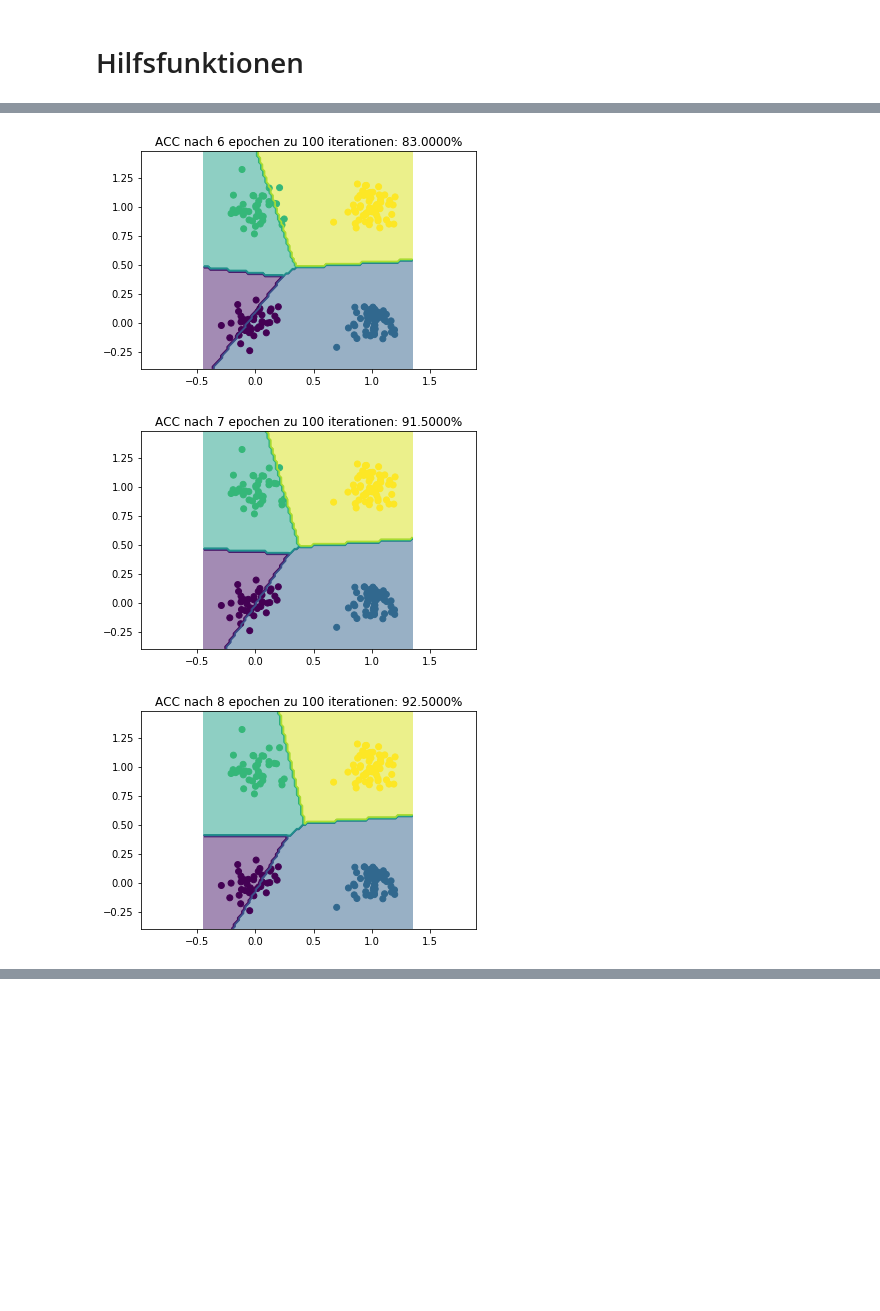
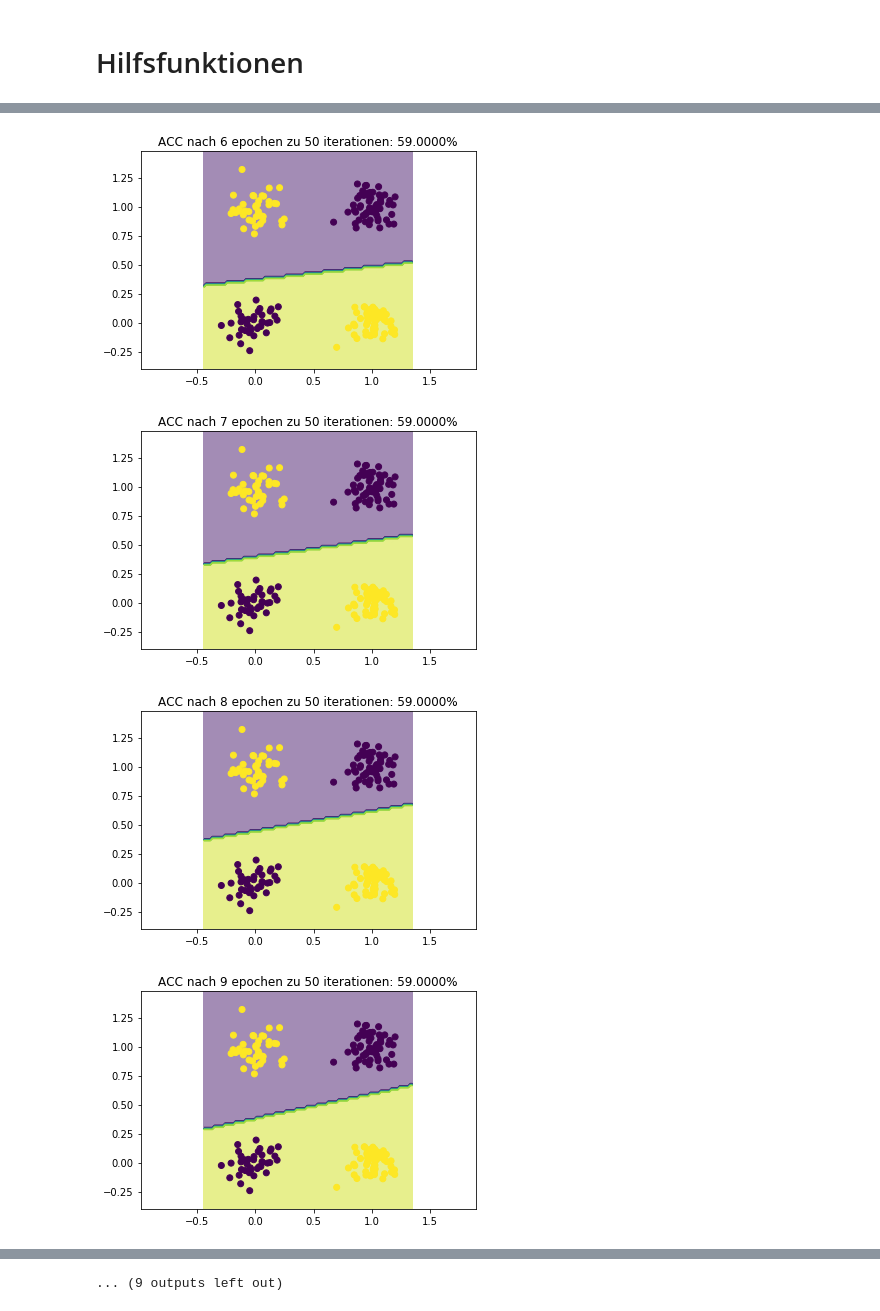
Before and after one commit to sebastian-lapuschkin/lrp_toolbox, a Jupyter notebook: python/2D-Playground.ipynb, the cells around one changed output, grey strips where cells are left out. Cells and saved outputs as stored; diff of their text form; code cells hidden in the pictures; blank space fills up the shorter version.

```diff
--- a/python/2D-Playground.ipynb
+++ b/python/2D-Playground.ipynb
@@ -142,17 +164,21 @@ def analyze_decision_boundary(neuralnet, Xtrain, Ytrain, Xeval, gridcoords):
 # %%
 def build_network(n_classes):
-    #build a network
-    """ #dreifache anführungsstriche beginnen/beenden "block-kommentare"
+    ##
+    ## ANPASSBARE Netzarchitektur:
+    ##
+    #build a network. add/remove layers. change number of nodes. observe effect on training
+    #dreifache anführungsstriche beginnen/beenden "block-kommentare"
+    """
     nn = modules.Sequential(
-        [modules.Linear(2,3),
+        [modules.Linear(2,30),
          modules.Tanh(),
-         modules.Linear(3,15),
+         modules.Linear(30,150),
          modules.Tanh(),
-         modules.Linear(15,15),
+         modules.Linear(150,150),
          modules.Tanh(),
-         modules.Linear(15,3),
+         modules.Linear(150,30),
          modules.Tanh(),
-         modules.Linear(3, n_classes),
+         modules.Linear(30, n_classes),
          modules.SoftMax()]
     )
     """
@@ -163,19 +190,30 @@ def build_network(n_classes):
 # %%
-epochs = 20
-batchsize = 10
-lrate = 0.001
-iterations_per_epoch = 100
-netzwerkname = 'test_1'
-datensatz = 'four' # 'three',  'four','xor', 'circles', 'moons'
+##
+## ANPASSBARE PARAMETER:
+##
+epochs = 20       # anzahl trainings-epochen ( und anzahl einzelbilder der visualisierung)
+batchsize = 32    # batch size pro trainings-ITERATION. MUSS KLEINER SEIN ALS ANZAHL TRAININGSDATEN
+lrate = 0.001     # lernrate / schrittgröße der korrekturen breim training
+iterations_per_epoch = 50 # iterationen pro epoche / anzahl korrekturen zwischen visualisierungen
+experiment_name = 'test_1' # name des experiments / der generierten ordner/dateien
+datensatz = 'xor' # 'three',  'four','xor', 'circles', 'moons' # Verfügbare Datensätze
+n_data = 200 #      Anzahl Datenpunkte im Trainingsdatensatz
+animation_fps = 3.0 # Animationsgeschwindigkeit in Bildern/Sekunde
+
+
+##
+## AB HIER: Trainings/Evaluierungs-Pipeline
+##
 
 # generiere Trainingsdaten und Evaluierungsdaten
-X,Y,n_classes = generate_dataset(name=datensatz, N=200)
+X,Y,n_classes = generate_dataset(name=datensatz, N=n_data)
 Xtest, testGrid = data_eval(X)
 
 # generiere neues Netzwerk:
 nn = build_network(n_classes)
 
-
+# temporary variable for gif generation
+canvas_buffer = []
 
 # Trainiere ein Netzwerk für mehrere Epochen,
 # mit der gleichen Anzahl an iterationen pro Epoche.
@@ -186,10 +224,16 @@ for e in range(epochs):
     nn.train(X,Y, batchsize=batchsize, lrate=lrate, iters=iterations_per_epoch, status=iterations_per_epoch, silent=True)
 
     # (Grafische) Analyse der Entscheidungsgrenze
-    analyze_decision_boundary(neuralnet=nn, Xtrain=X, Ytrain=Y, Xeval=Xtest, gridcoords = testGrid)
+    analyze_decision_boundary(neuralnet=nn, Xtrain=X, Ytrain=Y, Xeval=Xtest, gridcoords = testGrid, canvas_buffer=canvas_buffer)
+
 
 
 #speichere trainiertes netzwerk
-model_io.write(nn, './{}.txt'.format(netzwerkname))
+if not os.path.isdir(experiment_name):
+    os.makedirs(experiment_name)
+model_io.write(nn, '{}/network.txt'.format(experiment_name))
 if not np == numpy: nn.to_cupy()
+
+#speichere visualisierung(en)
+save_visualizations(experiment_name, canvas_buffer, fps=animation_fps)
 # %% [output]
@@ -202,3 +246,4 @@ if not np == numpy: nn.to_cupy()
-[figure, old version]
+[figure, new version]
-[figure, old version]
+[figure, new version]
-[figure, old version]
+[figure, new version]
+[figure, added]
@@ -204,0 +252 @@ if not np == numpy: nn.to_cupy()
+... (9 outputs left out)
```
Also changed, not shown: parts of 5 cells of this notebook.
